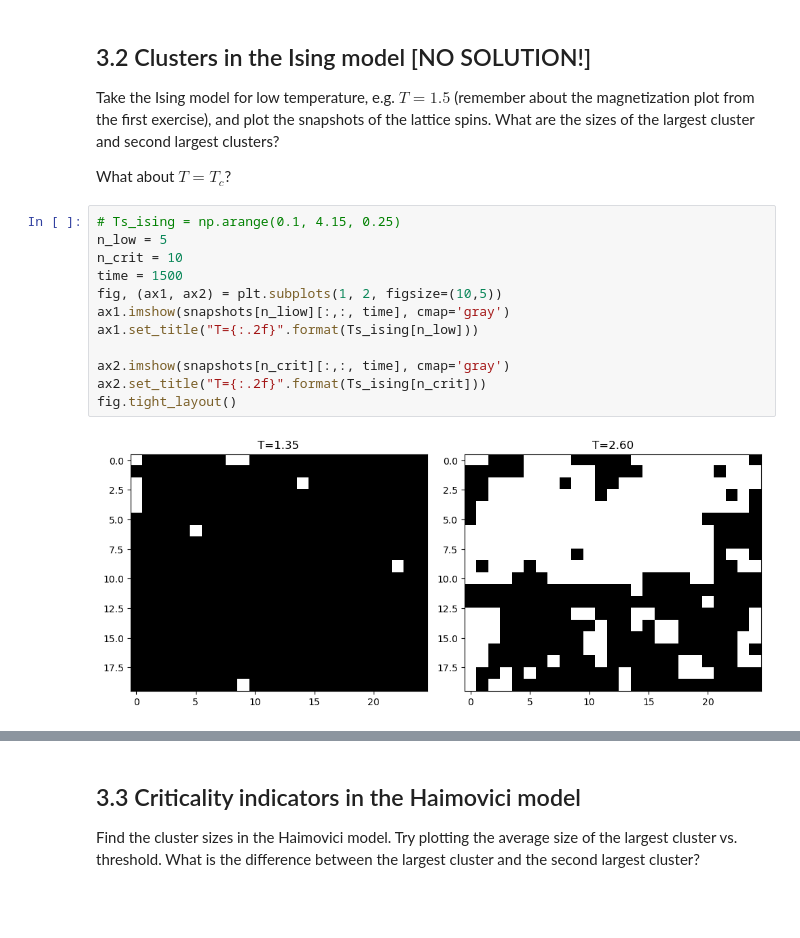
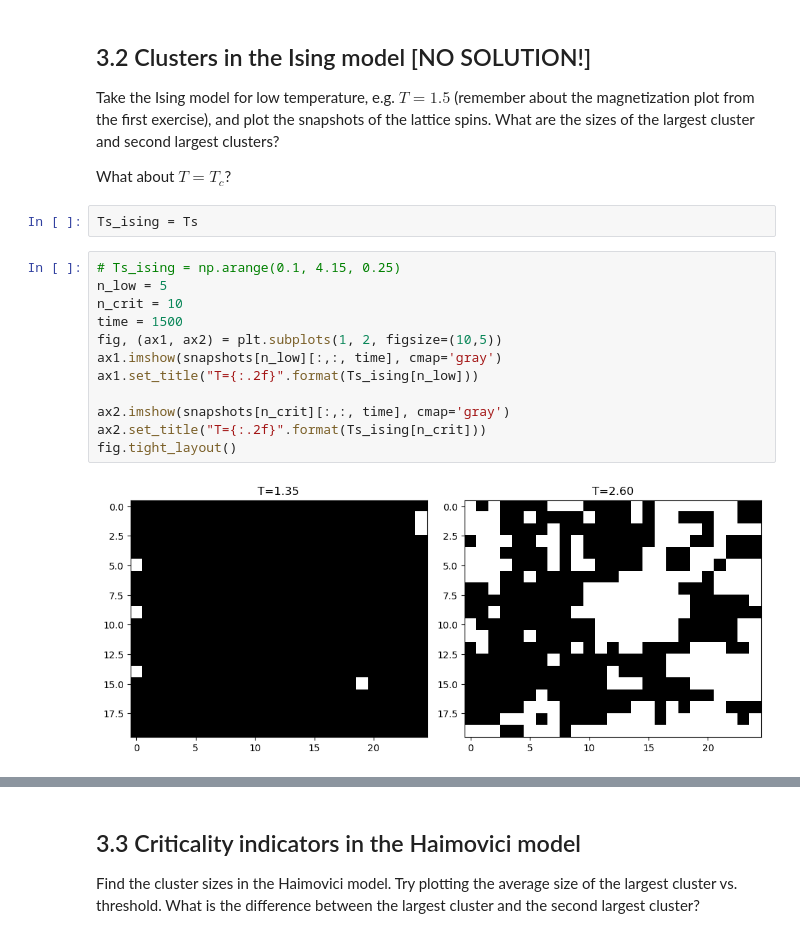
Before and after one commit to Mark-Kac-Center/cna2023-critical-brain, a Jupyter notebook: exercises_solution.ipynb, the cells around one changed output, grey strips where cells are left out. Drawn from its saved outputs; the diff is of its cells as text; blank space fills up the shorter version.

```diff
--- a/exercises_solution.ipynb
+++ b/exercises_solution.ipynb
@@ -473,17 +475,19 @@ nx.
 Take the Ising model for low temperature, e.g. $T=1.5$ (remember about the magnetization plot from the first exercise), and plot the snapshots of the lattice spins. What are the sizes of the largest cluster and second largest clusters?
 
 What about $T = T_c$?
+# %%
+Ts_ising = Ts
 # %%
 # Ts_ising = np.arange(0.1, 4.15, 0.25)
 n_low = 5
 n_crit = 10
 time = 1500
 fig, (ax1, ax2) = plt.subplots(1, 2, figsize=(10,5))
-ax1.imshow(snapshots[n_liow][:,:, time], cmap='gray')
+ax1.imshow(snapshots[n_low][:,:, time], cmap='gray')
 ax1.set_title("T={:.2f}".format(Ts_ising[n_low]))
 
 ax2.imshow(snapshots[n_crit][:,:, time], cmap='gray')
 ax2.set_title("T={:.2f}".format(Ts_ising[n_crit]))
 fig.tight_layout()
 # %% [output]
-[figure, old version]
+[figure, new version]
```
Also changed, not shown: parts of 10 cells of this notebook, 3 other files.
